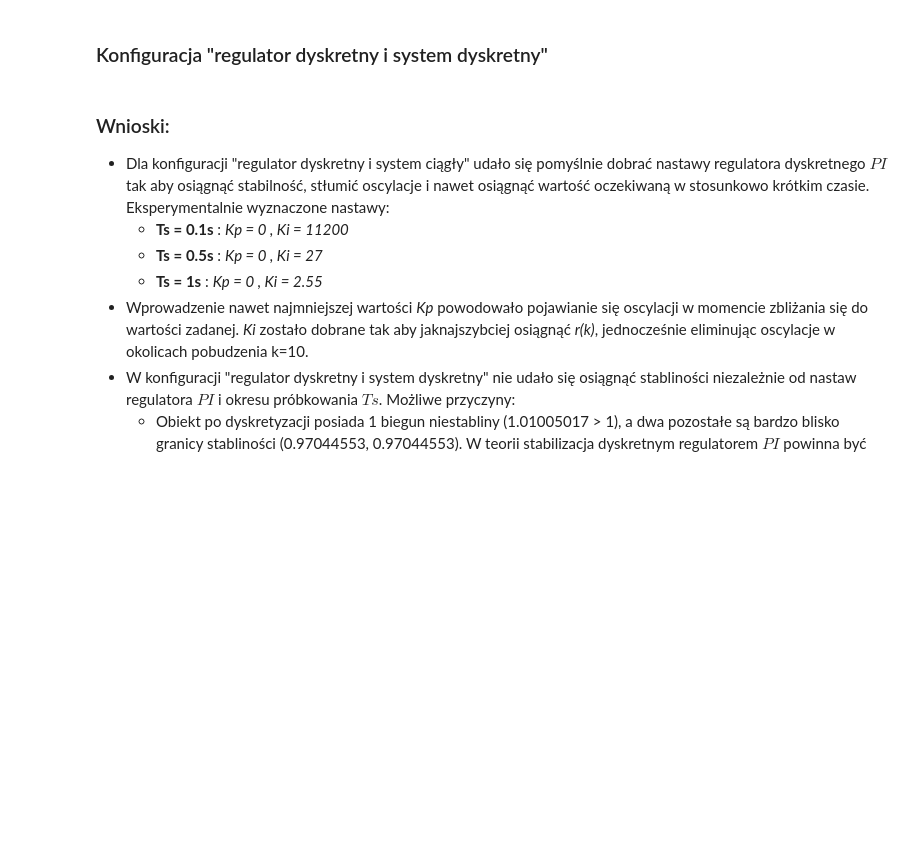
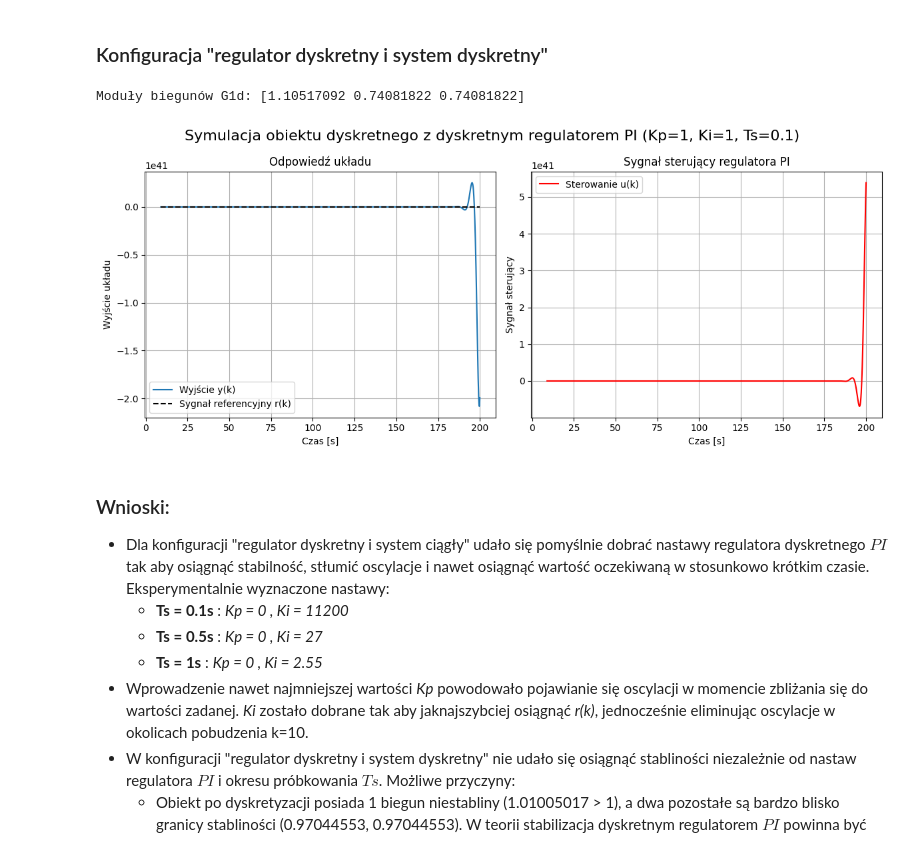
Before and after one commit to iwonieevo/TR-Projekt, a Jupyter notebook: Projekt 3&4/proj_3&4.ipynb, the cells around one changed output. Saved outputs shown, nothing was run; the diff lists cells and outputs as text; code cells hidden in the pictures; blank space fills up the shorter version.

```diff
--- a/Projekt 3&4/proj_3&4.ipynb
+++ b/Projekt 3&4/proj_3&4.ipynb
@@ -324,6 +353,7 @@ plot_simulation_results(sim_out, ts, t_max, f'Symulacja obiektu ciągłego z dys
 # %%
 def simulate_g1_discrete(Kp, Ki, ts, t_max=100):
     G1d = ctrl.sample_system(G1, ts, method='zoh')
+    print("Moduły biegunów G1d:", np.abs(ctrl.poles(G1d)))
     G1_ss = ctrl.tf2ss(G1d)
     A_d, B_d, C_d, D_d = G1_ss.A, G1_ss.B, G1_ss.C, G1_ss.D
 
@@ -345,17 +375,34 @@ def simulate_g1_discrete(Kp, Ki, ts, t_max=100):
     e[-1] = r(k_vals[-1]) - y[-1]
     u[-1] = controller(e[-1])
 
-    return k_vals, y, u
+    # Plotting results
+    plt.figure(figsize=(12, 5))
+    plt.suptitle(f'Symulacja obiektu dyskretnego z dyskretnym regulatorem PI (Kp={Kp}, Ki={Ki}, Ts={ts})', fontsize=16)
+
+    plt.subplot(1, 2, 1)
+    plt.plot(k_vals, y, label='Wyjście y(k)')
+    plt.plot([9,9.999,10,t_max], r(np.array([9,9.999,10,t_max])), 'k--', label='Sygnał referencyjny r(k)')
+    plt.xlabel('Czas [s]')
+    plt.ylabel('Wyjście układu')
+    plt.title('Odpowiedź układu')
+    plt.grid()
+    plt.legend()
+
+    plt.subplot(1, 2, 2)
+    plt.plot(k_vals, u, 'r', label='Sterowanie u(k)')
+    plt.xlabel('Czas [s]')
+    plt.ylabel('Sygnał sterujący')
+    plt.title('Sygnał sterujący regulatora PI')
+    plt.grid()
+    plt.legend()
+
+    plt.tight_layout()
+    plt.show()
 # %%
-kp = 1
-ki = 1
-ts = 0.1
-t_max = 200
-
-G1d = ctrl.sample_system(G1, ts, method='zoh')
-print("Moduły biegunów G1d:", np.abs(ctrl.poles(G1d)))
-k_vals, y, u = simulate_g1_discrete(kp, ki, ts, t_max)
-plot_simulation_results((k_vals, y, u), ts, t_max, f'Symulacja obiektu dyskretnego z dyskretnym regulatorem PI (Kp={kp}, Ki={ki}, Ts={ts})')
+simulate_g1_discrete(Kp=1, Ki=1, ts=0.1, t_max=200)
+# %% [output]
+Moduły biegunów G1d: [1.10517092 0.74081822 0.74081822]
+[figure, added]
 # %% [markdown]
 ### Wnioski:
 - Dla konfiguracji "regulator dyskretny i system ciągły" udało się pomyślnie dobrać nastawy regulatora dyskretnego $PI$ tak aby osiągnąć stabilność, stłumić oscylacje i nawet osiągnąć wartość oczekiwaną w stosunkowo krótkim czasie. Eksperymentalnie wyznaczone nastawy:
```
Also changed, not shown: parts of 14 cells of this notebook.
